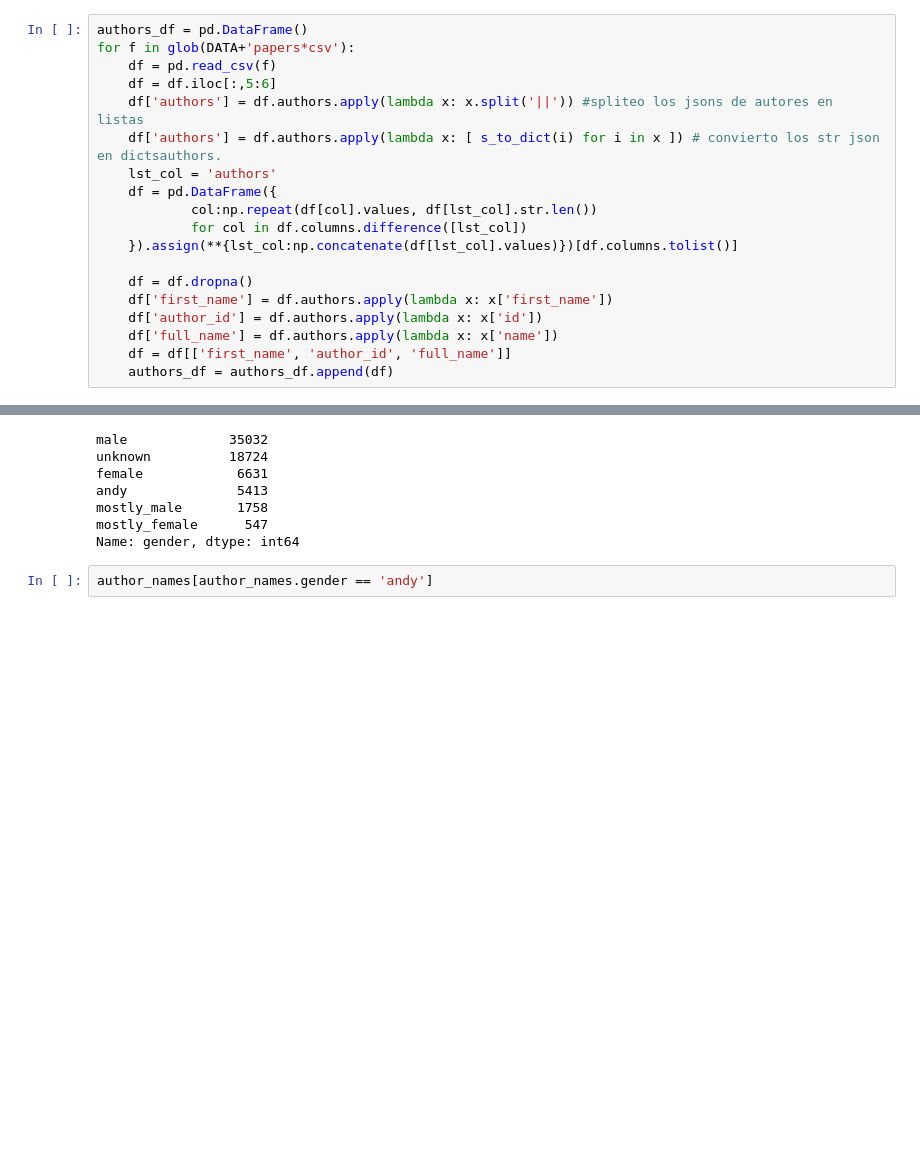
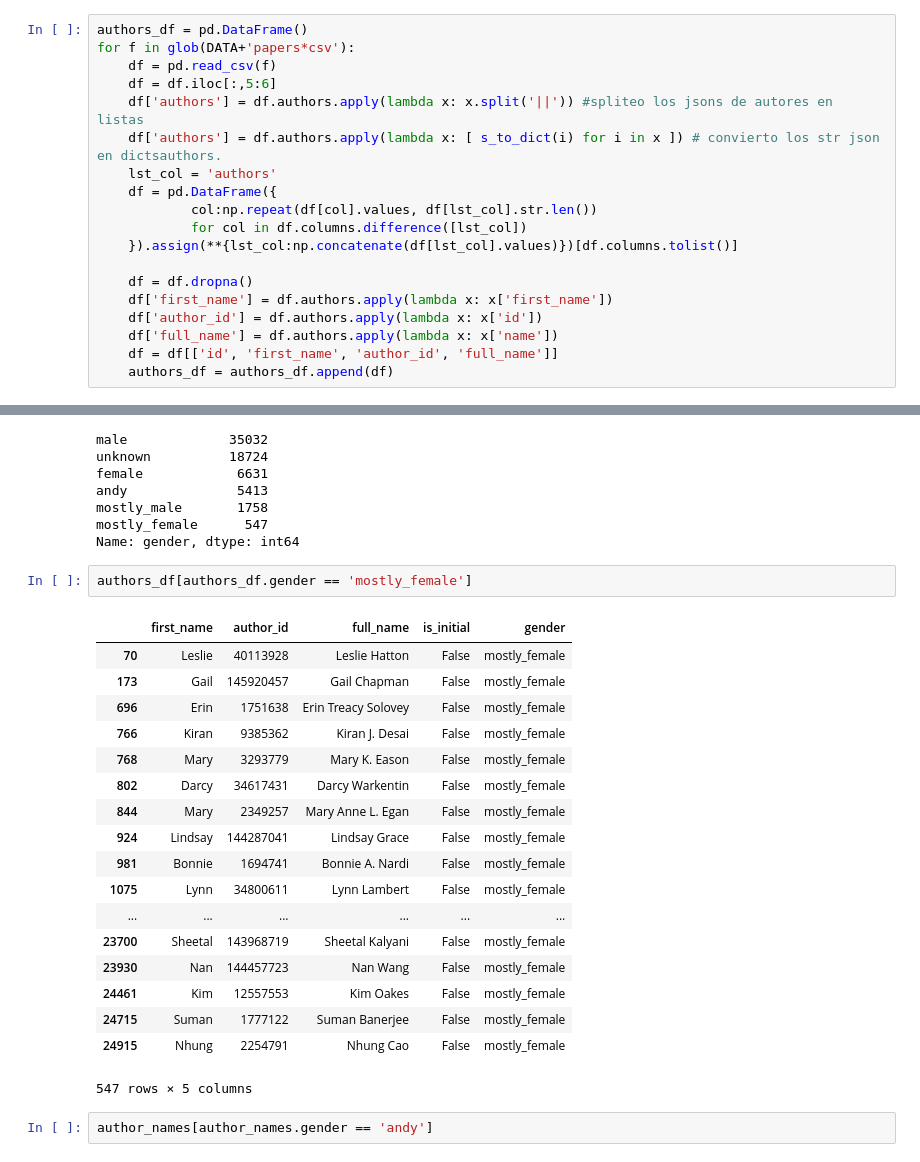
Before and after one commit to MalenaMaffei/8m-7p, a Jupyter notebook: author_names_extraction_and_genderizing.ipynb, the cells around one changed output, grey strips where cells are left out. Drawn from its saved outputs; the diff is of its cells as text; blank space fills up the shorter version.

```diff
--- a/author_names_extraction_and_genderizing.ipynb
+++ b/author_names_extraction_and_genderizing.ipynb
@@ -31,7 +91,7 @@ for f in glob(DATA+'papers*csv'):
     df['first_name'] = df.authors.apply(lambda x: x['first_name'])
     df['author_id'] = df.authors.apply(lambda x: x['id'])
     df['full_name'] = df.authors.apply(lambda x: x['name'])
-    df = df[['first_name', 'author_id', 'full_name']]
+    df = df[['id', 'first_name', 'author_id', 'full_name']]
     authors_df = authors_df.append(df)
 # %%
 len(authors_df)
@@ -112,6 +172,27 @@ andy              5413
 mostly_male       1758
 mostly_female      547
 Name: gender, dtype: int64
+# %%
+authors_df[authors_df.gender == 'mostly_female']
+# %% [output]
+|  | first_name | author_id | full_name | is_initial | gender |
+| 70 | Leslie | 40113928 | Leslie Hatton | False | mostly_female |
+| 173 | Gail | 145920457 | Gail Chapman | False | mostly_female |
+| 696 | Erin | 1751638 | Erin Treacy Solovey | False | mostly_female |
+| 766 | Kiran | 9385362 | Kiran J. Desai | False | mostly_female |
+| 768 | Mary | 3293779 | Mary K. Eason | False | mostly_female |
+| 802 | Darcy | 34617431 | Darcy Warkentin | False | mostly_female |
+| 844 | Mary | 2349257 | Mary Anne L. Egan | False | mostly_female |
+| 924 | Lindsay | 144287041 | Lindsay Grace | False | mostly_female |
+| 981 | Bonnie | 1694741 | Bonnie A. Nardi | False | mostly_female |
+| 1075 | Lynn | 34800611 | Lynn Lambert | False | mostly_female |
+| ... | ... | ... | ... | ... | ... |
+| 23700 | Sheetal | 143968719 | Sheetal Kalyani | False | mostly_female |
+| 23930 | Nan | 144457723 | Nan Wang | False | mostly_female |
+| 24461 | Kim | 12557553 | Kim Oakes | False | mostly_female |
+| 24715 | Suman | 1777122 | Suman Banerjee | False | mostly_female |
+| 24915 | Nhung | 2254791 | Nhung Cao | False | mostly_female |
+547 rows × 5 columns
 # %%
 author_names[author_names.gender == 'andy']
 # %% [output]
```
Also changed, not shown: parts of 6 cells of this notebook, 2 other files.
